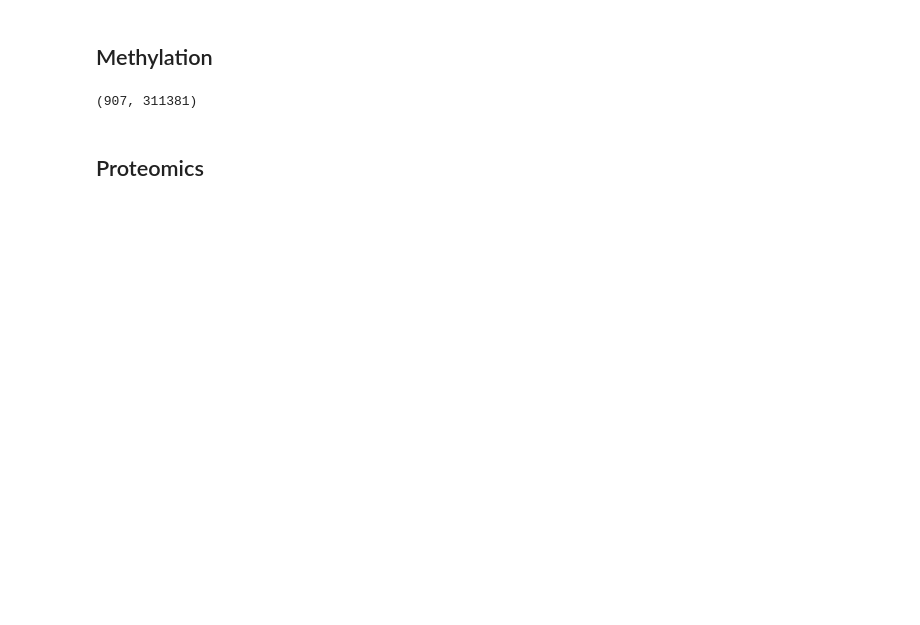
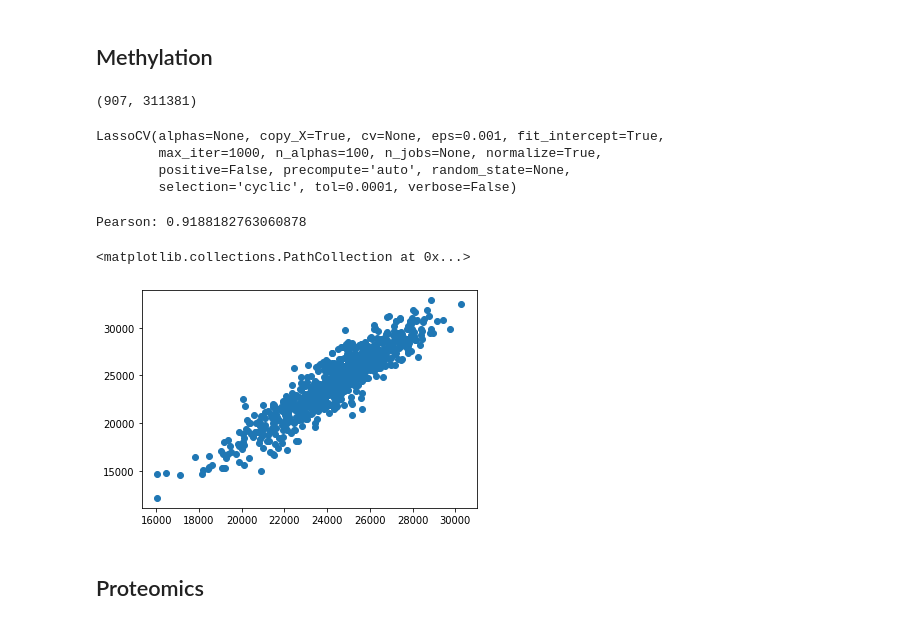
Before and after one commit to bramiozo/RexR, a Jupyter notebook: _hackathon2018/_notebooks/SurvivalDiff_RNA/Multi Omics Analysis.ipynb, the cells around one changed output. Saved outputs shown, nothing was run; the diff lists cells and outputs as text; code cells hidden in the pictures; blank space fills up the shorter version.

```diff
--- a/_hackathon2018/_notebooks/SurvivalDiff_RNA/Multi Omics Analysis.ipynb
+++ b/_hackathon2018/_notebooks/SurvivalDiff_RNA/Multi Omics Analysis.ipynb
@@ -171,0 +325,14 @@ print(methylation.shape)
+# %%
+D = methylation.join(Meta.dropna(subset=['Age At Diagnosis (Days)'])\
+                         [['Age At Diagnosis (Days)']]['Age At Diagnosis (Days)'],\
+                                how='inner')
+Ym = D['Age At Diagnosis (Days)']
+Xm = D.loc[:, [c for c in D.columns if c!='Age At Diagnosis (Days)']]
+
+lasser = LassoCV(normalize=True)
+lasser.fit(X=Xm, y=Ym)
+# %% [output]
+LassoCV(alphas=None, copy_X=True, cv=None, eps=0.001, fit_intercept=True,
+        max_iter=1000, n_alphas=100, n_jobs=None, normalize=True,
+        positive=False, precompute='auto', random_state=None,
+        selection='cyclic', tol=0.0001, verbose=False)
@@ -171,0 +348,7 @@ print(methylation.shape)
+# %%
+print('Pearson:', np.corrcoef(lasser.predict(X=Xm), Ym)[0,1])
+plt.scatter(lasser.predict(X=Xm), Ym)
+# %% [output]
+Pearson: 0.9188182763060878
+<matplotlib.collections.PathCollection at 0x...>
+[figure, added]
```
Also changed, not shown: parts of 31 cells of this notebook, 4 other files.
